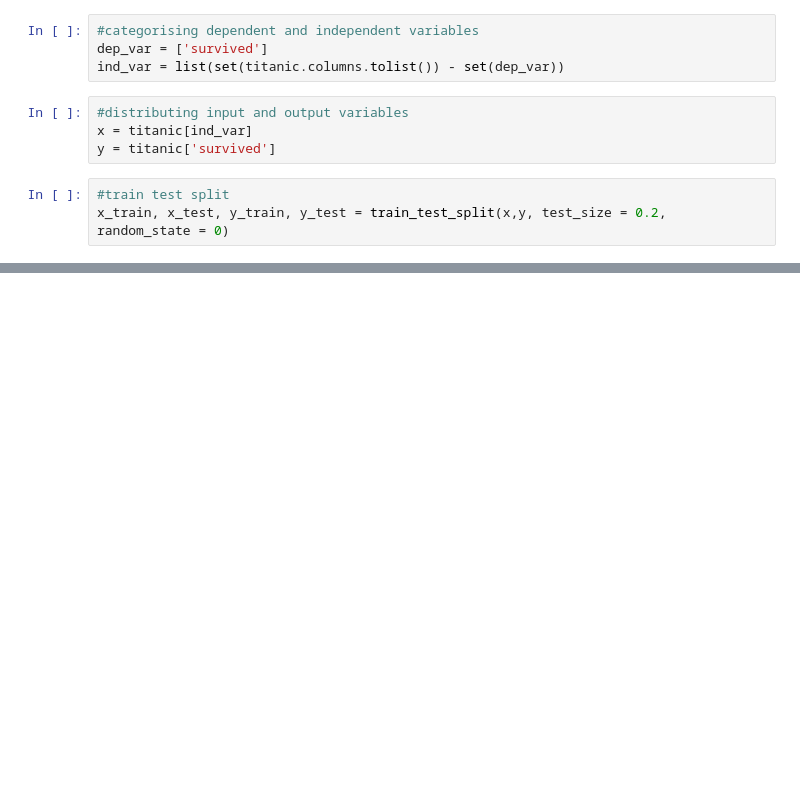
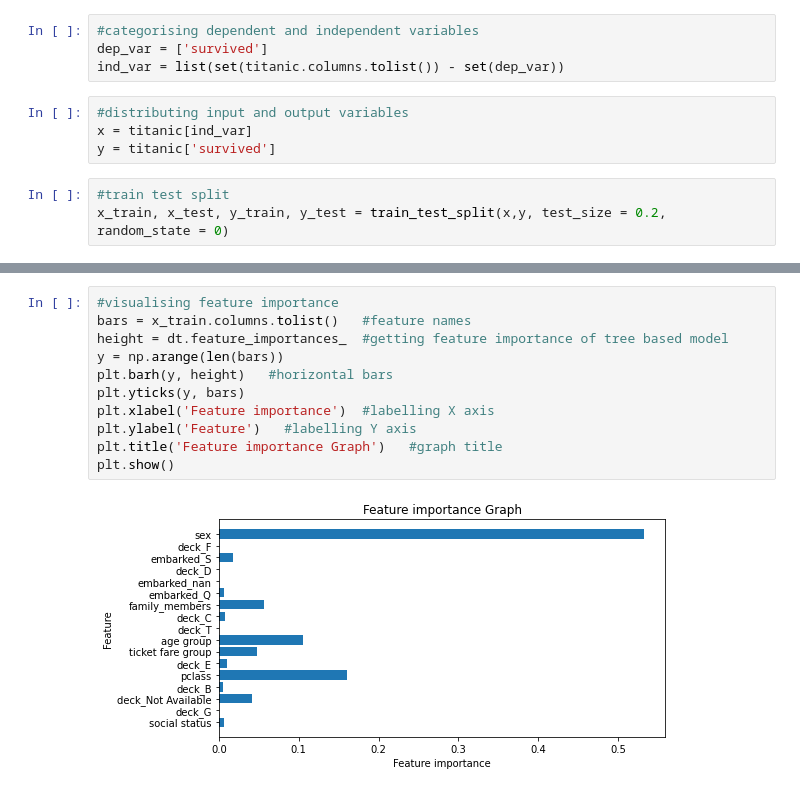
Before and after one commit to kiranmahara9600/Titanic-Data-Model, a Jupyter notebook: Titanic_data_model.ipynb, the cells around one changed output, grey strips where cells are left out. Saved outputs shown, nothing was run; the diff lists cells and outputs as text; blank space fills up the shorter version.

```diff
--- a/Titanic_data_model.ipynb
+++ b/Titanic_data_model.ipynb
@@ -687,0 +795,13 @@ x_train, x_test, y_train, y_test = train_test_split(x,y, test_size = 0.2, random
+# %%
+#visualising feature importance
+bars = x_train.columns.tolist()   #feature names
+height = dt.feature_importances_  #getting feature importance of tree based model
+y = np.arange(len(bars))
+plt.barh(y, height)   #horizontal bars
+plt.yticks(y, bars)
+plt.xlabel('Feature importance')  #labelling X axis
+plt.ylabel('Feature')   #labelling Y axis
+plt.title('Feature importance Graph')   #graph title
+plt.show()
+# %% [output]
+[figure, added]
```
Also changed, not shown: parts of 17 cells of this notebook.
